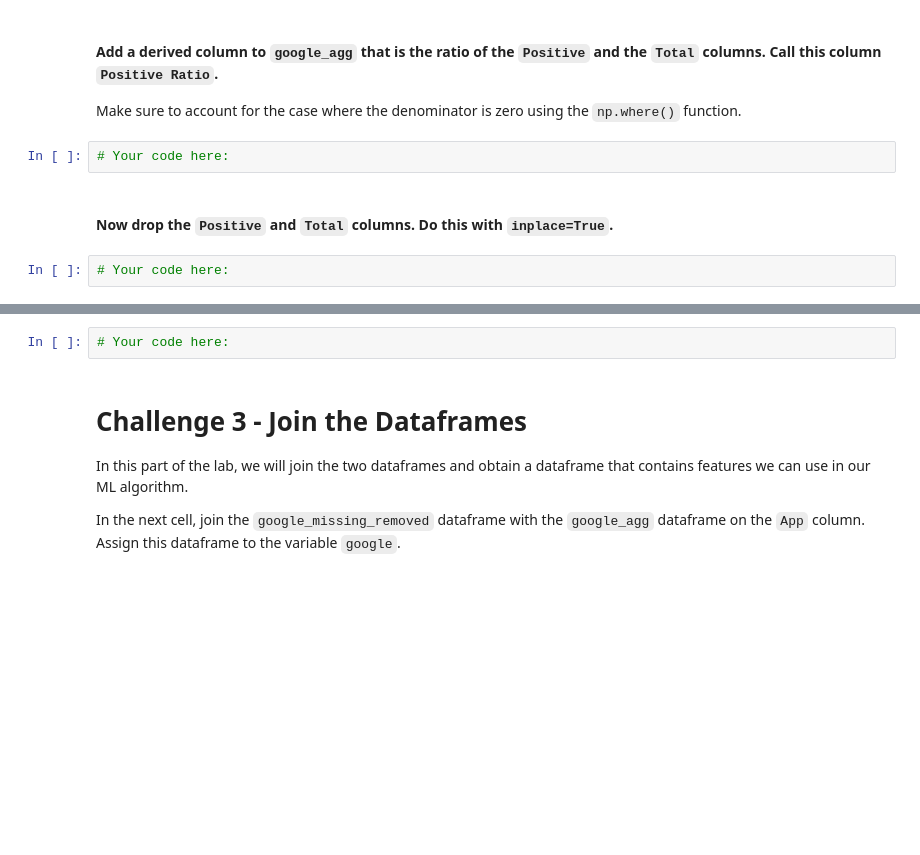
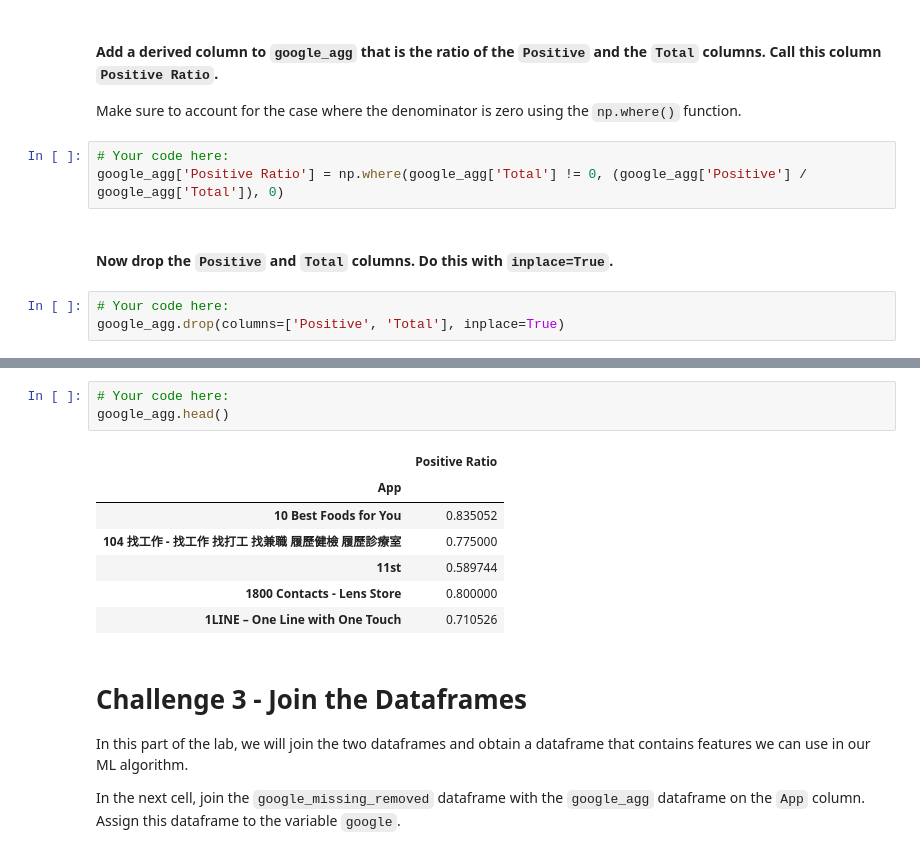
Before and after one commit to COABRIL/dataptmad1019, a Jupyter notebook: module-3/lab-supervised-learning-feature-extraction/your-code/main.ipynb, the cells around one changed output, grey strips where cells are left out. Drawn from its saved outputs; the diff is of its cells as text; blank space fills up the shorter version.

```diff
--- a/module-3/lab-supervised-learning-feature-extraction/your-code/main.ipynb
+++ b/module-3/lab-supervised-learning-feature-extraction/your-code/main.ipynb
@@ -490,18 +523,29 @@ Print the first 5 rows of `google_agg` to check it.
 #### Add a derived column to `google_agg` that is the ratio of the `Positive` and the `Total` columns. Call this column `Positive Ratio`.
 
 Make sure to account for the case where the denominator is zero using the `np.where()` function.
-# %%
-# Your code here:
+# %%
+# Your code here:
+google_agg['Positive Ratio'] = np.where(google_agg['Total'] != 0, (google_agg['Positive'] / google_agg['Total']), 0)
 # %% [markdown]
 #### Now drop the `Positive` and `Total` columns. Do this with `inplace=True`.
 # %%
 # Your code here:
+google_agg.drop(columns=['Positive', 'Total'], inplace=True)
 # %% [markdown]
 Print the first 5 rows of `google_agg`. Your output should look like:
 
 ![Positive Reviews Agg](positive-review-ratio.png)
 # %%
 # Your code here:
+google_agg.head()
+# %% [output]
+|  | Positive Ratio |
+| App |  |
+| 10 Best Foods for You | 0.835052 |
+| 104 找工作 - 找工作 找打工 找兼職 履歷健檢 履歷診療室 | 0.775000 |
+| 11st | 0.589744 |
+| 1800 Contacts - Lens Store | 0.800000 |
+| 1LINE – One Line with One Touch | 0.710526 |
 # %% [markdown]
 # Challenge 3 - Join the Dataframes
 
```
Also changed, not shown: parts of 9 cells of this notebook.
